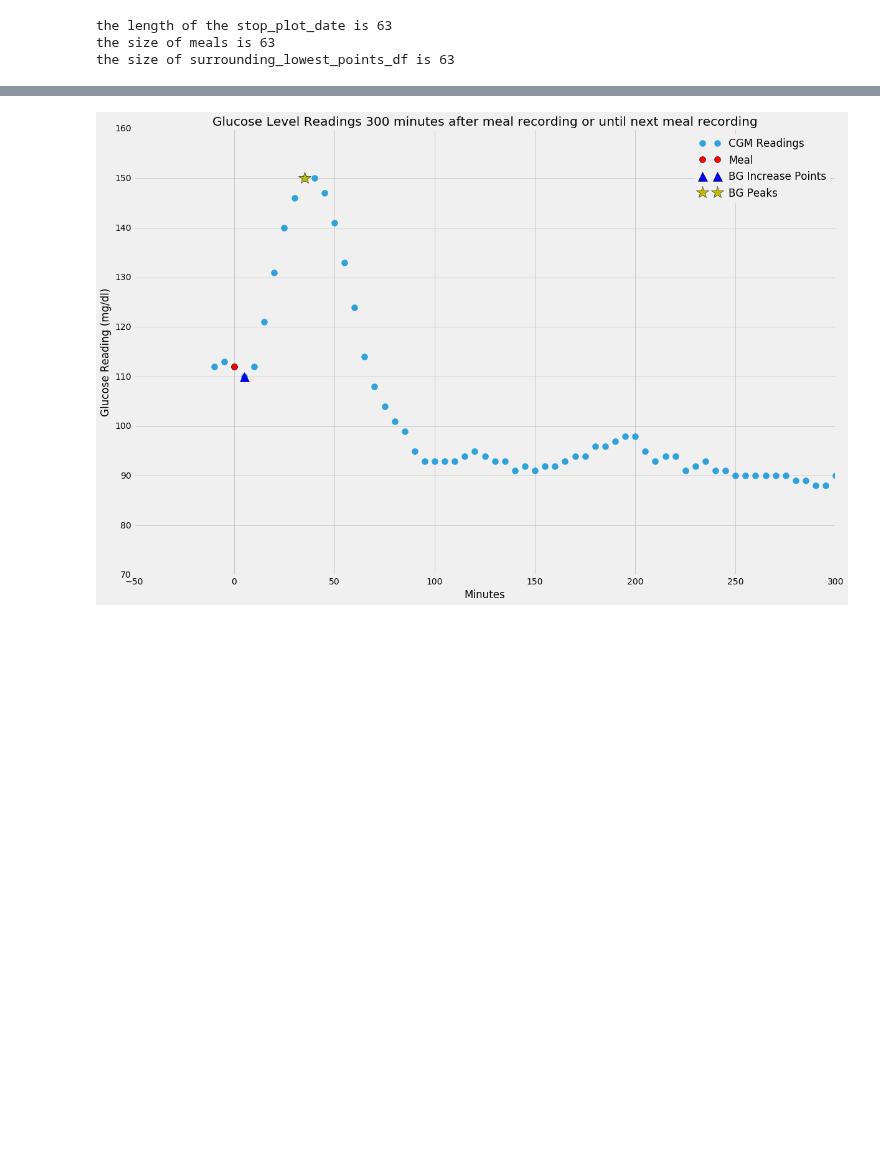
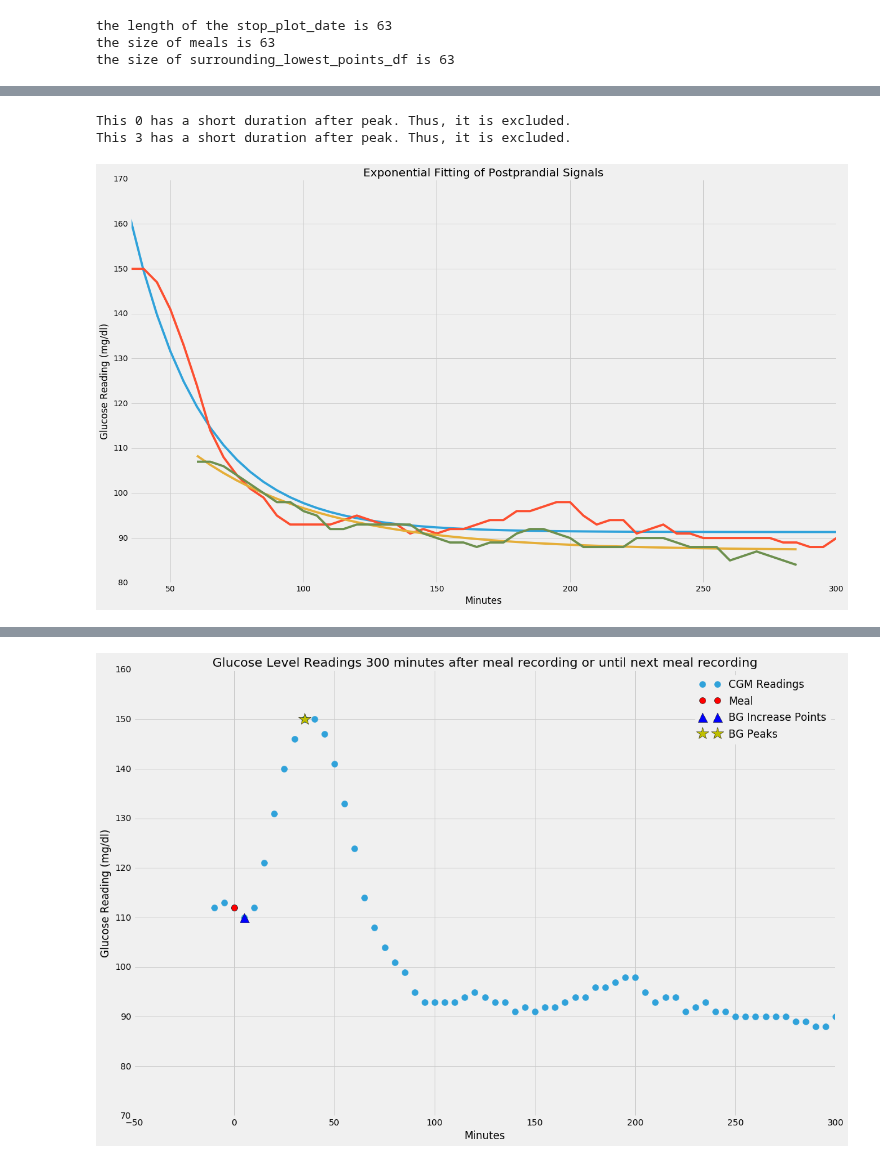
Before and after one commit to SalChem/Diabetic-Project, a Jupyter notebook: Single Polynomials.ipynb, the cells around one changed output, grey strips where cells are left out. Cells and saved outputs as stored; diff of their text form; code cells hidden in the pictures; blank space fills up the shorter version.

```diff
--- a/Single Polynomials.ipynb
+++ b/Single Polynomials.ipynb
@@ -773,0 +774,60 @@ plotting(df_all_plots_v2, df_P1_meals_w_deletion)
+# %%
+#Defining the exponential fuction
+def func(x, a, c, d):
+    return a*np.exp(-c*x)+d
+# %%
+from scipy.optimize import curve_fit
+
+def plotting_afterpeak(df_all_plots_v2, df_P1_w_all_deletion):
+
+    plt.figure(figsize=(20,12))
+    for j in range(0,4):
+    #for j in range(len(df_P1_w_all_deletion)):
+        #plot_offset = (pre_recording_mins + offset_meal2increase[1])/5
+        peak_start_index= (peak_elapsed_time[j]+pre_recording_mins)/5
+
+        a = df_P1_w_all_deletion['Date'][j]
+        #print a
+        c = stop_plot_date[j]
+        #print c
+        signal_span = (c - a).total_seconds()/60
+
+        #exclude short signals, which have short signal span after peak
+        signal_after_peak = signal_span - peak_elapsed_time[j]
+
+        if (signal_after_peak<60):
+            print "This", j , "has a short duration after peak. Thus, it is excluded."
+            continue
+        else:
+
+            #print "signal span is:", signal_span
+            #print "index of peak ", peak_start_index
+
+            row = (df_all_plots_v2.iloc[j])[peak_start_index:int((signal_span+pre_recording_mins)/5)+1]
+
+            xaxis = row.index.values
+            xdata = 1 + (xaxis - peak_elapsed_time[j])/5
+            #print "row is :", row
+            #print xdata
+
+            #provide initial starting variables so it helps the curve fit to converge correctly and faster
+            popt, pcov = curve_fit(func, xdata, row, p0=[1, 1, 60])
+            plt.plot(xaxis, func(xdata, *popt))
+
+            #row.plot(color="red", label='')
+            row.plot(label='')
+
+    plt.xlabel('Minutes')
+    plt.ylabel('Glucose Reading (mg/dl)')
+    plt.legend(loc='upper right')
+    title = 'Exponential Fitting of Postprandial Signals'.format(after_reading)
+    plt.title(title);
+
+    #Uncomment below to save plot
+    #plt.savefig('Patient_1_Plotsaftermeal_iter0to5.png')
+
+plotting_afterpeak(df_all_plots_v2, df_P1_meals_w_deletion)
+# %% [output]
+This 0 has a short duration after peak. Thus, it is excluded.
+This 3 has a short duration after peak. Thus, it is excluded.
+[figure, added]
```
Also changed, not shown: parts of 5 cells of this notebook.
